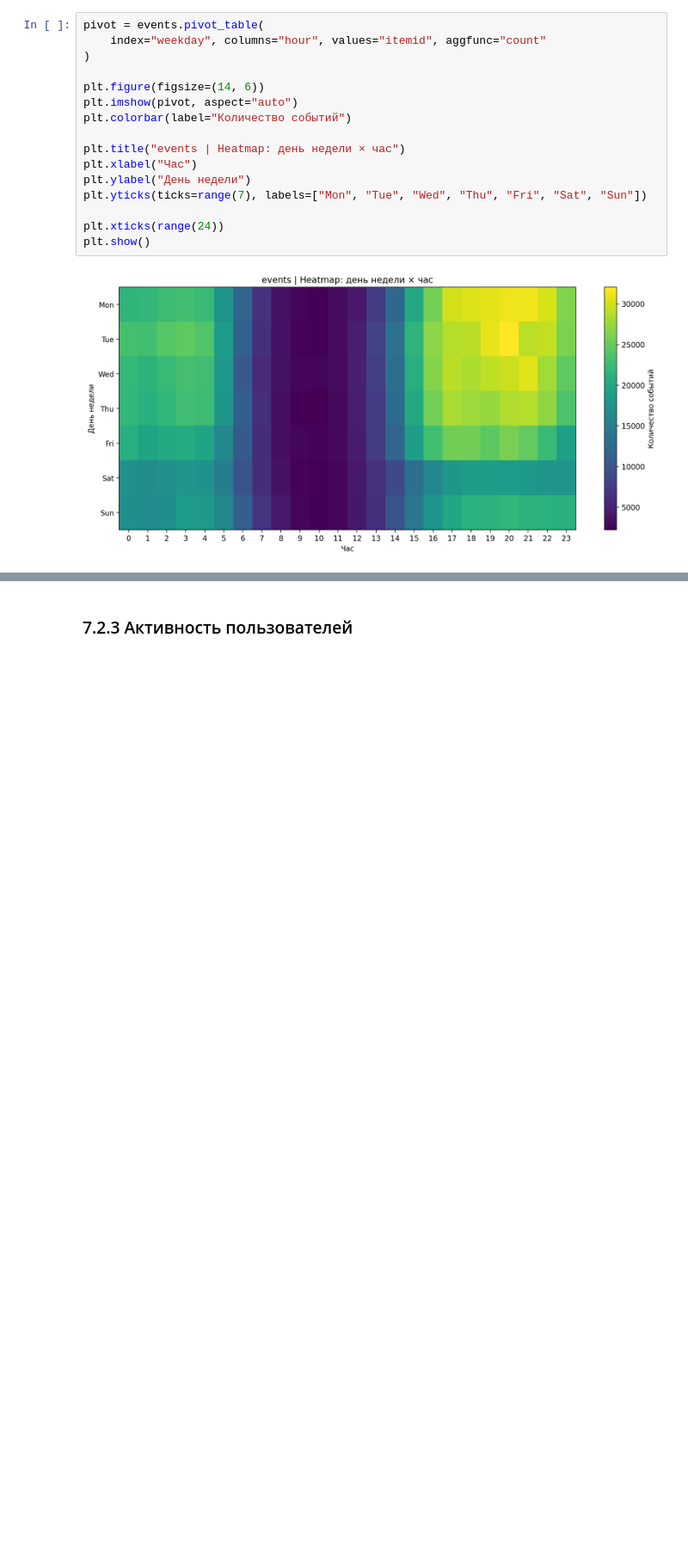
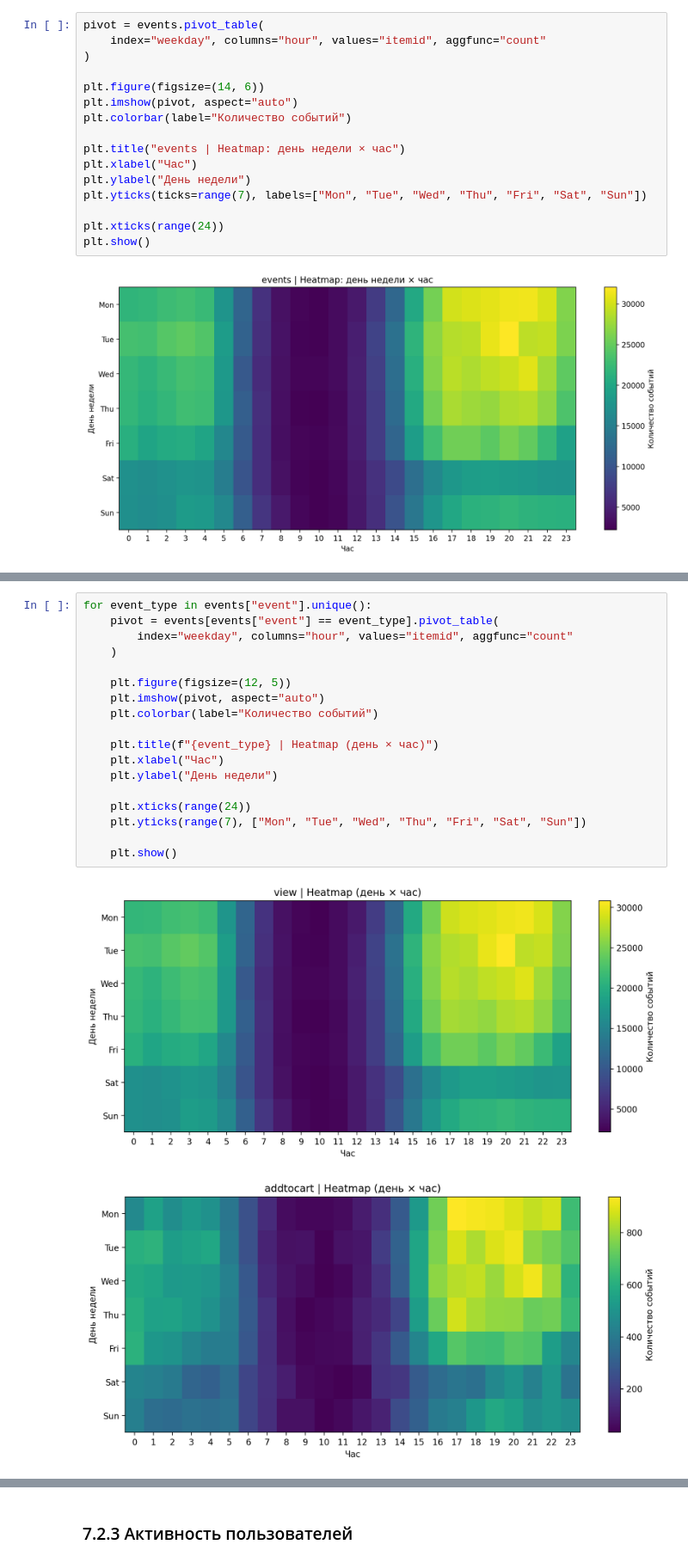
Before and after one commit to Manaam9/ecommerce-recsys, a Jupyter notebook: notebooks/01_eda.ipynb, the cells around one changed output, grey strips where cells are left out. Shown at 86% size. Drawn from its saved outputs; the diff is of its cells as text; blank space fills up the shorter version.

```diff
--- a/notebooks/01_eda.ipynb
+++ b/notebooks/01_eda.ipynb
@@ -1749,0 +1805,21 @@ plt.show()
+# %%
+for event_type in events["event"].unique():
+    pivot = events[events["event"] == event_type].pivot_table(
+        index="weekday", columns="hour", values="itemid", aggfunc="count"
+    )
+
+    plt.figure(figsize=(12, 5))
+    plt.imshow(pivot, aspect="auto")
+    plt.colorbar(label="Количество событий")
+
+    plt.title(f"{event_type} | Heatmap (день × час)")
+    plt.xlabel("Час")
+    plt.ylabel("День недели")
+
+    plt.xticks(range(24))
+    plt.yticks(range(7), ["Mon", "Tue", "Wed", "Thu", "Fri", "Sat", "Sun"])
+
+    plt.show()
+# %% [output]
+[figure, added]
+[figure, added]
```
Also changed, not shown: parts of 16 cells of this notebook.
